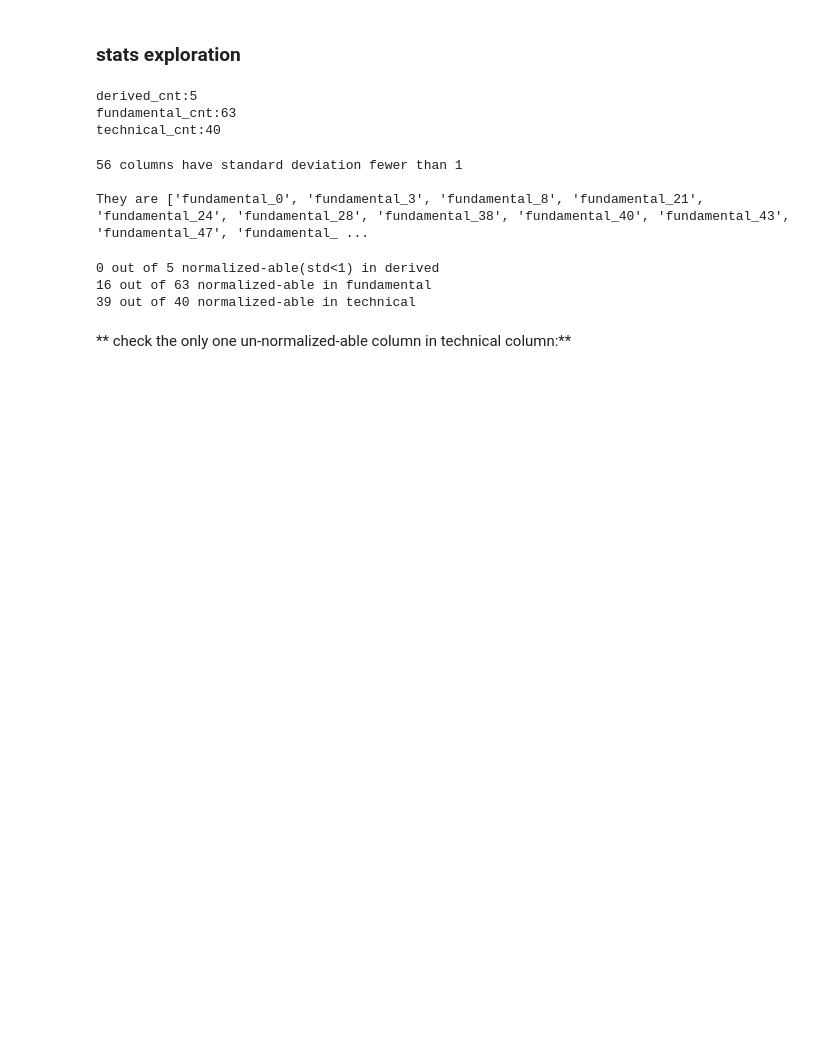
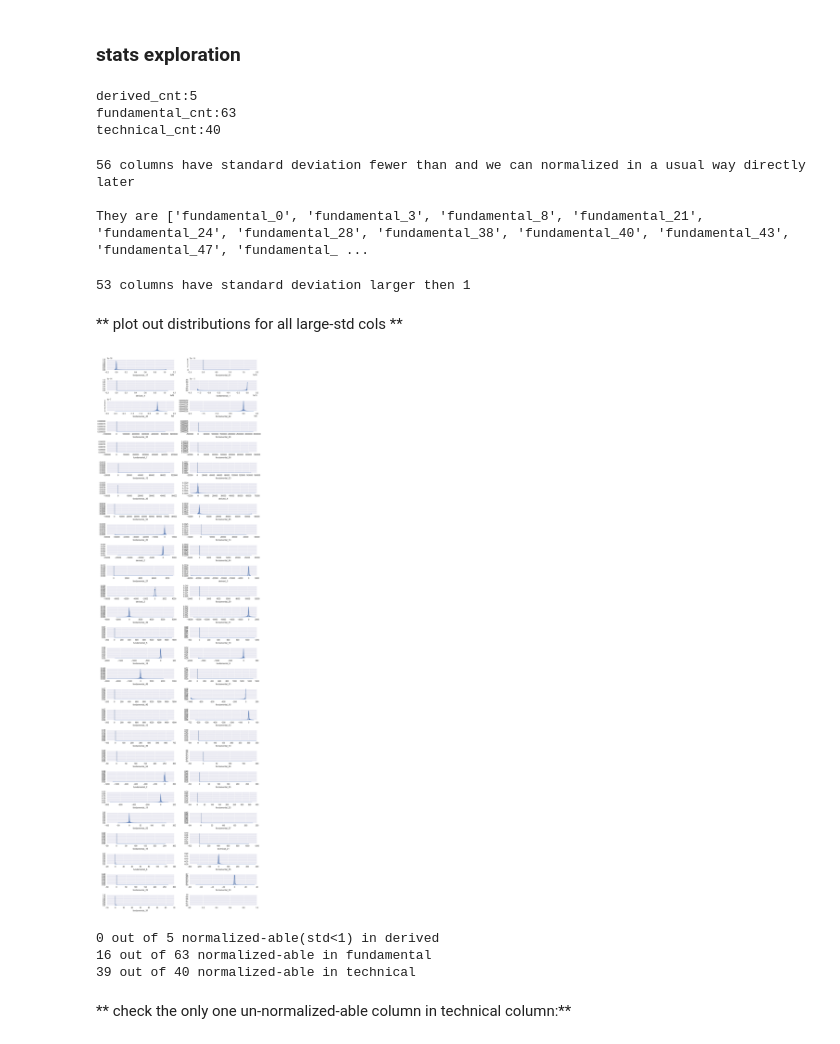
Before and after one commit to MiyainNYC/two-sigma-data-challenge, a Jupyter notebook: raw_script.ipynb, the cells around one changed output. Drawn from its saved outputs; the diff is of its cells as text; code cells hidden in the pictures; blank space fills up the shorter version.

```diff
--- a/raw_script.ipynb
+++ b/raw_script.ipynb
@@ -66,12 +66,36 @@ derived_cnt:5
 fundamental_cnt:63
 technical_cnt:40
 # %%
-print('%d columns have standard deviation fewer than 1\n' % sum(stats_pd['std']<1))
+print('%d columns have standard deviation fewer than and we can normalized in a usual way directly later\n' % sum(stats_pd['std']<1))
 print('They are %s'%(list(stats_pd[stats_pd['std']<1].index)))
+normalized_able_col = list(stats_pd[stats_pd['std']<=1].index)
 # %% [output]
-56 columns have standard deviation fewer than 1
+56 columns have standard deviation fewer than and we can normalized in a usual way directly later
 
 They are ['fundamental_0', 'fundamental_3', 'fundamental_8', 'fundamental_21', 'fundamental_24', 'fundamental_28', 'fundamental_38', 'fundamental_40', 'fundamental_43', 'fundamental_47', 'fundamental_ ...
+# %%
+print('%d columns have standard deviation larger then 1\n' % sum(stats_pd['std']>1))
+# %% [output]
+53 columns have standard deviation larger then 1
+# %% [markdown]
+** plot out distributions for all large-std cols **
+# %%
+import seaborn as sns
+top_std = stats_pd.sort_values(by = 'std',ascending=False).index[:53]
+i = 0
+n_rows = 27
+n_cols = 2
+fig, axes = plt.subplots(n_rows, n_cols, figsize=(12, 40))
+for axrows in axes:
+    for ax in axrows:
+        try:
+            sns.distplot(df[top_std[i]].dropna(),bins = 100,ax=ax)
+            i += 1
+        except IndexError:
+            pass
+plt.tight_layout()
+# %% [output]
+[figure, added]
 # %%
 derived_cnt_nor=0
 fundamental_cnt_nor=0
```
Also changed, not shown: parts of 5 cells of this notebook.
